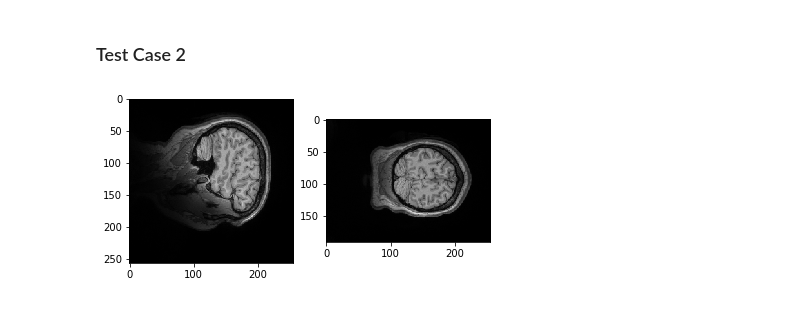
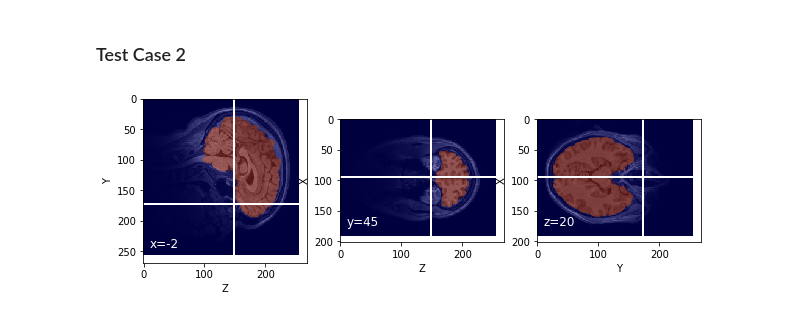
Before and after one commit to sapols/bai-book, a Jupyter notebook: content/labs/lab-image/index.ipynb, the cells around one changed output. Cells and saved outputs as stored; diff of their text form; code cells hidden in the pictures.

```diff
--- a/content/labs/lab-image/index.ipynb
+++ b/content/labs/lab-image/index.ipynb
@@ -153,11 +218,3 @@ ShowLocation(data, -5, 5, 5)
 ## Visualize with a mask
 
 Improve your implementation of ShowLocation to also take a mask to highlight the brain.
-# %%
-def ShowLocationWithMask(data, x, y, z, mask):
-    plt.figure(figsize=(10, 10))
-    plt.subplot(1,3,1)
-    plt.imshow(data.get_fdata()[50,:,:], 'gray', interpolation='none')
-    plt.subplot(1,3,2)
-    plt.imshow(data.get_fdata()[:,50,:], 'gray', interpolation='none')
-    plt.show()
@@ -170,6 +279,6 @@ ShowLocationWithMask(data, 0, 0, 0, mask)
 # %% [markdown]
 ### Test Case 2
 # %%
-ShowLocationWithMask(data, 0, 0, 0, mask)
+ShowLocationWithMask(data, -2, 45, 20, mask)
 # %% [output]
-[figure, old version]
+[figure, new version]
```
Also changed, not shown: parts of 18 cells of this notebook, 1 other file.
